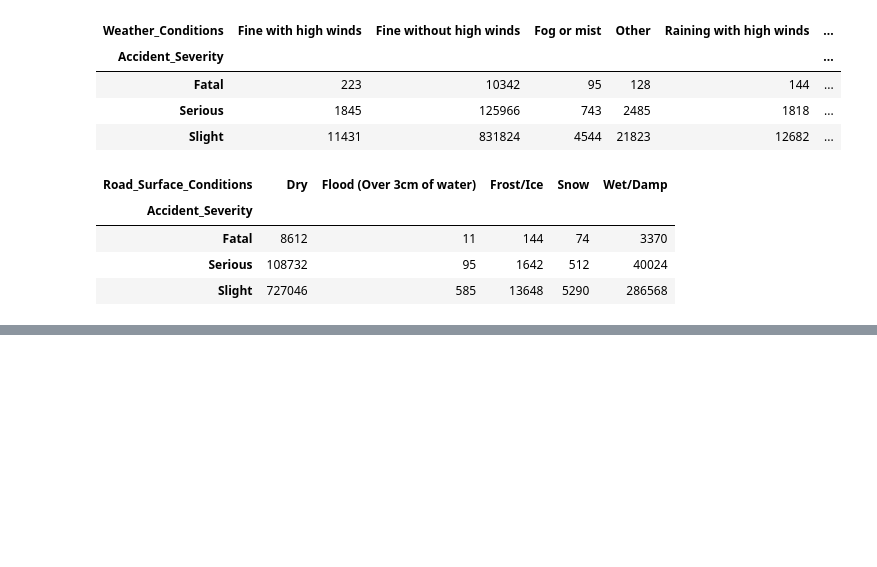
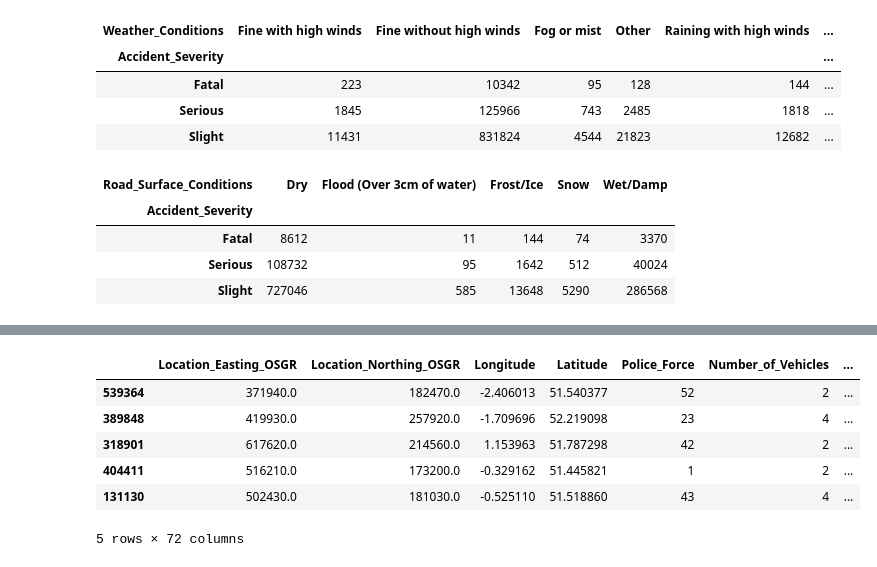
Before and after one commit to zanomeister/D.T.-project, a Jupyter notebook: Final project_exam/Project_final.ipynb, the cells around one changed output, grey strips where cells are left out. Saved outputs shown, nothing was run; the diff lists cells and outputs as text; code cells hidden in the pictures; blank space fills up the shorter version.

```diff
--- a/Final project_exam/Project_final.ipynb
+++ b/Final project_exam/Project_final.ipynb
@@ -430,0 +533,10 @@ pd.pivot_table(df, 'Number_of_Casualties', index = ['Accident_Severity'], column
+# %%
+OH_X_test.head()
+# %% [output]
+|  | Location_Easting_OSGR | Location_Northing_OSGR | Longitude | Latitude | Police_Force | Number_of_Vehicles | ... |
+| 539364 | 371940.0 | 182470.0 | -2.406013 | 51.540377 | 52 | 2 | ... |
+| 389848 | 419930.0 | 257920.0 | -1.709696 | 52.219098 | 23 | 4 | ... |
+| 318901 | 617620.0 | 214560.0 | 1.153963 | 51.787298 | 42 | 2 | ... |
+| 404411 | 516210.0 | 173200.0 | -0.329162 | 51.445821 | 1 | 2 | ... |
+| 131130 | 502430.0 | 181030.0 | -0.525110 | 51.518860 | 43 | 4 | ... |
+5 rows × 72 columns
```
Also changed, not shown: parts of 31 cells of this notebook.
